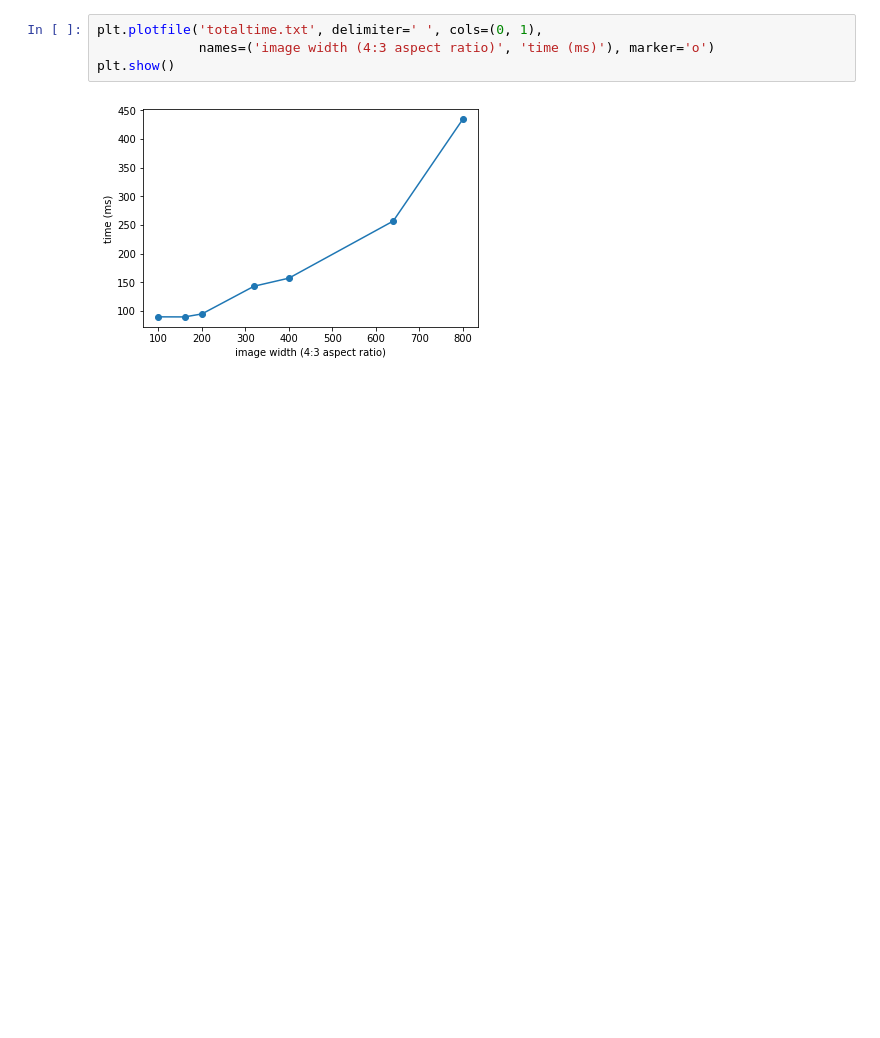
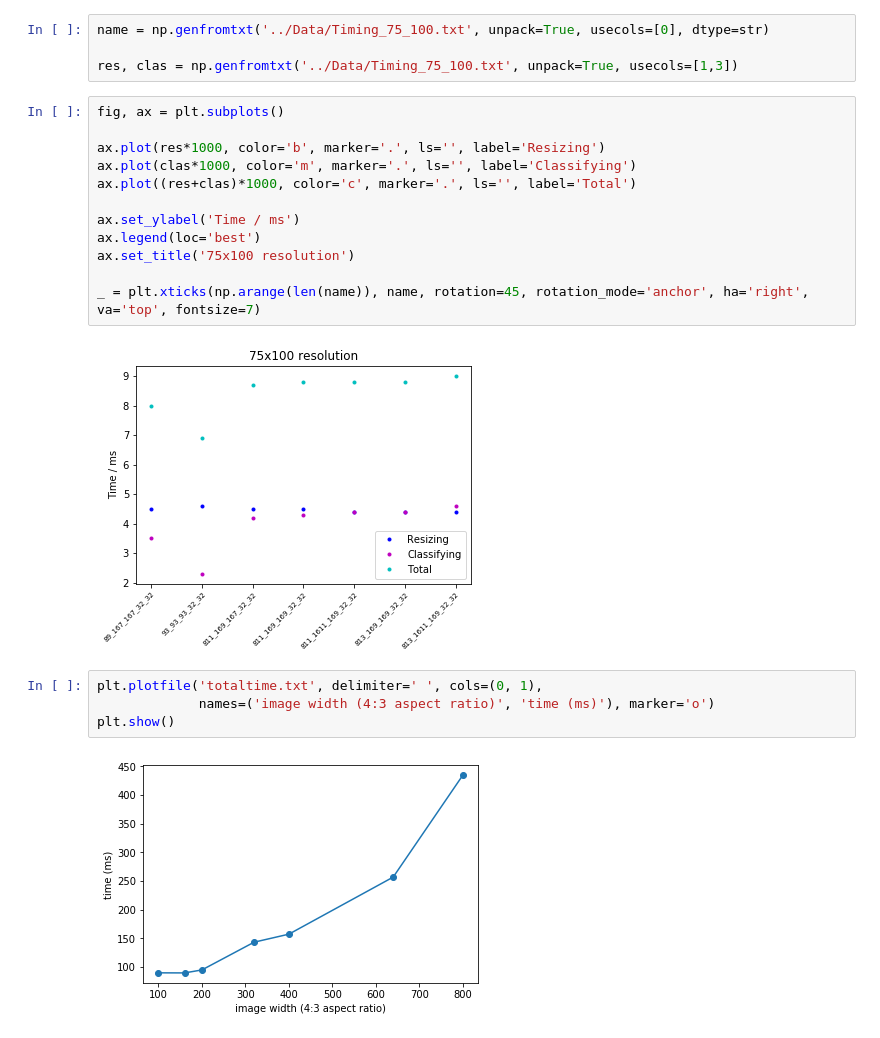
Before and after one commit to jamenne/WindingControl, a Jupyter notebook: plotmaker.ipynb, the cells around one changed output. Drawn from its saved outputs; the diff is of its cells as text; blank space fills up the shorter version.

```diff
--- a/plotmaker.ipynb
+++ b/plotmaker.ipynb
@@ -75,3 +99,21 @@ f4.close()
+# %%
+name = np.genfromtxt('../Data/Timing_75_100.txt', unpack=True, usecols=[0], dtype=str)
+
+res, clas = np.genfromtxt('../Data/Timing_75_100.txt', unpack=True, usecols=[1,3])
+# %%
+fig, ax = plt.subplots()
+
+ax.plot(res*1000, color='b', marker='.', ls='', label='Resizing')
+ax.plot(clas*1000, color='m', marker='.', ls='', label='Classifying')
+ax.plot((res+clas)*1000, color='c', marker='.', ls='', label='Total')
+
+ax.set_ylabel('Time / ms')
+ax.legend(loc='best')
+ax.set_title('75x100 resolution')
+
+_ = plt.xticks(np.arange(len(name)), name, rotation=45, rotation_mode='anchor', ha='right', va='top', fontsize=7)
+# %% [output]
+[figure, added]
 # %%
 plt.plotfile('totaltime.txt', delimiter=' ', cols=(0, 1),
              names=('image width (4:3 aspect ratio)', 'time (ms)'), marker='o')
```
Also changed, not shown: parts of 8 cells of this notebook.
